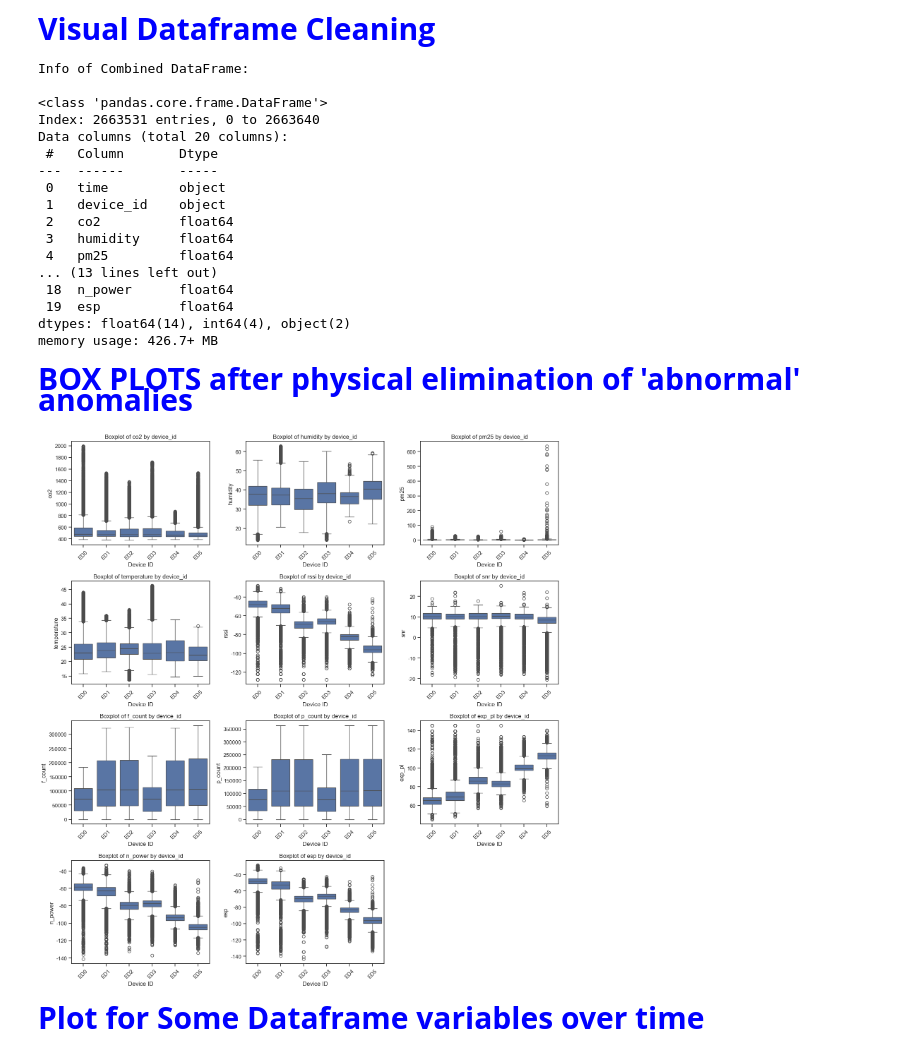
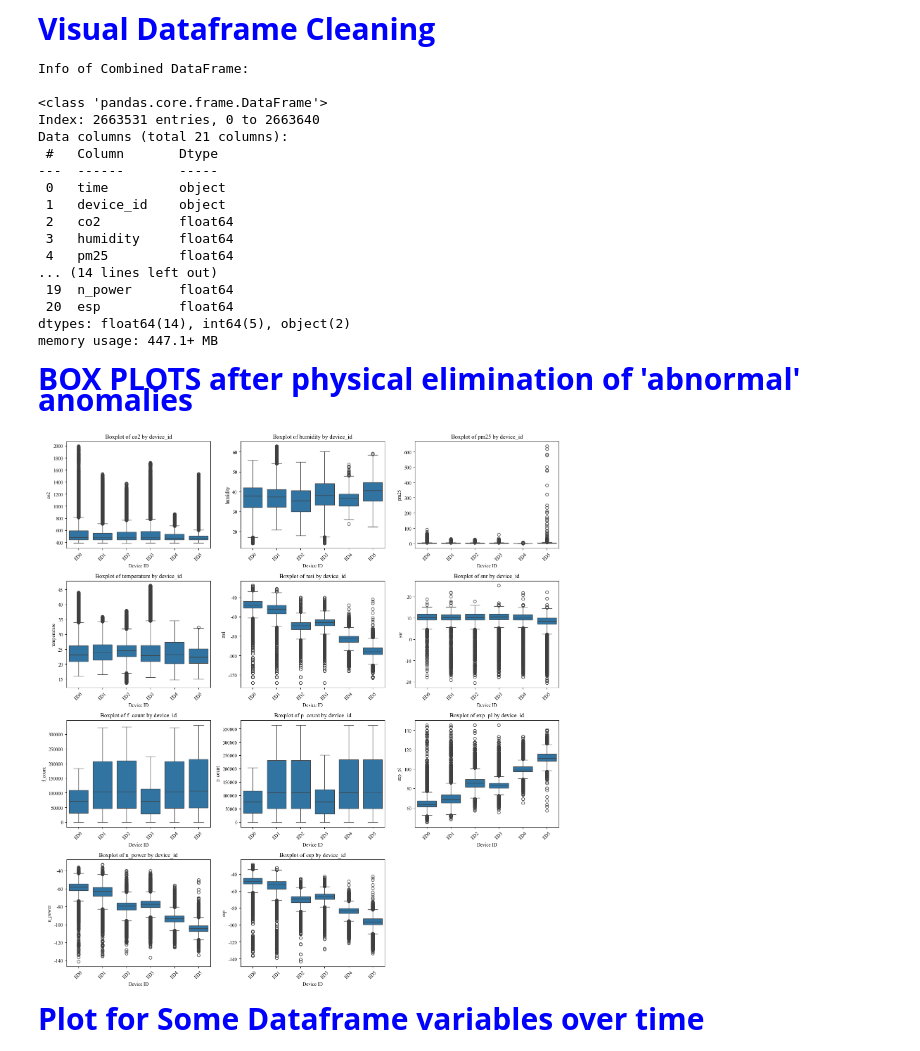
Before and after one commit to nahshonmokua/LoRaWAN-Indoor-PathLoss-Dataset-IEEEACCESS, a Jupyter notebook: 03_Exploratory Data Analysis.ipynb, the cells around one changed output. Drawn from its saved outputs; the diff is of its cells as text; code cells hidden in the pictures.

Commit message:
03: path loss from the per-uplink transmit power

```diff
--- a/03_Exploratory Data Analysis.ipynb
+++ b/03_Exploratory Data Analysis.ipynb
@@ -85,7 +85,8 @@ columns_to_keep = {
     'uplink_message_settings_frequency': 'frequency',
     'uplink_message_f_cnt': 'f_count',
     'uplink_message_decoded_payload_packetCount' : 'p_count',
-    'uplink_message_consumed_airtime' : 'toa'
+    'uplink_message_consumed_airtime' : 'toa',
+    'tx_power': 'tx_power'  # transmit power of the uplink in dBm, replayed from TTN's ADR in notebook 02
 }
 
 # Select and rename columns to keep the dataset clean
@@ -146,8 +147,8 @@ cleaned_df['toa'] = cleaned_df['toa'].str.rstrip('s').astype(float)
 
 # Adding the 'experimental_PL' column based on the provided constants and formula
 cleaned_df = cleaned_df.assign(
-    exp_pl = 14 - 0.14 + 0.4 + 3 - cleaned_df['rssi']
-    # Using the exact values: tx_p=14, tx_cl=0.14, tx_ag=0.4, rx_ag=3, tx_cl=0
+    exp_pl = cleaned_df['tx_power'] - 0.14 + 0.4 + 3 - cleaned_df['rssi']
+    # Using the exact values: tx_p=tx_power (per uplink), tx_cl=0.14, tx_ag=0.4, rx_ag=3, tx_cl=0
 )
 
 # Calculate Noise Power (n_power) in dBm
@@ -206,7 +207,7 @@ memory usage: 406.4+ MB
 </p>
 # %%
 # Columns to exclude
-exclude_cols = ['c_walls', 'w_walls', 'frequency', 'SF', 'toa', 'distance', 'pressure']
+exclude_cols = ['c_walls', 'w_walls', 'frequency', 'SF', 'toa', 'distance', 'pressure', 'tx_power']
 
 # Select numeric columns excluding 'f_count' and 'p_count'
 numeric_cols = cleaned_df.select_dtypes(include=['float64', 'int64']).columns.drop(exclude_cols)
@@ -323,7 +324,7 @@ Info of Combined DataFrame:
 
 <class 'pandas.core.frame.DataFrame'>
 Index: 2663531 entries, 0 to 2663640
-Data columns (total 20 columns):
+Data columns (total 21 columns):
  #   Column       Dtype
 ---  ------       -----
  0   time         object
@@ -331,50 +332,50 @@ Data columns (total 20 columns):
  2   co2          float64
  3   humidity     float64
  4   pm25         float64
-... (13 lines left out)
- 18  n_power      float64
- 19  esp          float64
-dtypes: float64(14), int64(4), object(2)
-memory usage: 426.7+ MB
+... (14 lines left out)
+ 19  n_power      float64
+ 20  esp          float64
+dtypes: float64(14), int64(5), object(2)
+memory usage: 447.1+ MB
 # %% [markdown]
 <p style="font-family: 'Courier New', Courier, monospace; font-size: 30px; font-weight: bold; color: blue;  text-align: left;">
    BOX PLOTS after physical elimination of 'abnormal' anomalies
 </p>
 # %%
 # Columns to exclude
-exclude_cols = ['c_walls', 'w_walls', 'frequency', 'SF', 'toa', 'distance', 'pressure']
+exclude_cols = ['c_walls', 'w_walls', 'frequency', 'SF', 'toa', 'distance', 'pressure', 'tx_power']
 
 # Select numeric columns excluding 'f_count' and 'p_count'
 numeric_cols = cleaned_df.select_dtypes(include=['float64', 'int64']).columns.drop(exclude_cols)
 
 # Define the desired order for device_id
 desired_order = ['ED0', 'ED1', 'ED2', 'ED3', 'ED4', 'ED5']
 
 # Ensure 'device_id' is a categorical type with the specified order
 cleaned_df.loc[:, 'device_id'] = pd.Categorical(cleaned_df['device_id'], categories=desired_order, ordered=True)
 
 # Determine the number of plots
 num_vars = len(numeric_cols)
 cols = 3  # Number of columns in the subplot grid
 rows = math.ceil(num_vars / cols)
 
 # Set the overall figure size
 plt.figure(figsize=(cols * 5, rows * 4))
 
 # Iterate over each numeric column and create a subplot
 for idx, col in enumerate(numeric_cols, 1):
     plt.subplot(rows, cols, idx)
     sns.boxplot(x='device_id', y=col, data=cleaned_df, order=desired_order)
     plt.title(f'Boxplot of {col} by device_id')
     plt.xlabel('Device ID')
     plt.ylabel(col)
     plt.xticks(rotation=45)
 
 # Adjust layout to prevent overlap
 plt.tight_layout()
 plt.show()
 # %% [output]
-[figure, old version]
+[figure, new version]
 # %% [markdown]
 <p style="font-family: 'Courier New', Courier, monospace; font-size: 30px; font-weight: bold; color: blue;  text-align: left;">
   Plot for Some Dataframe variables over time
```
Also changed, not shown: parts of 9 cells of this notebook, 1 other file.
